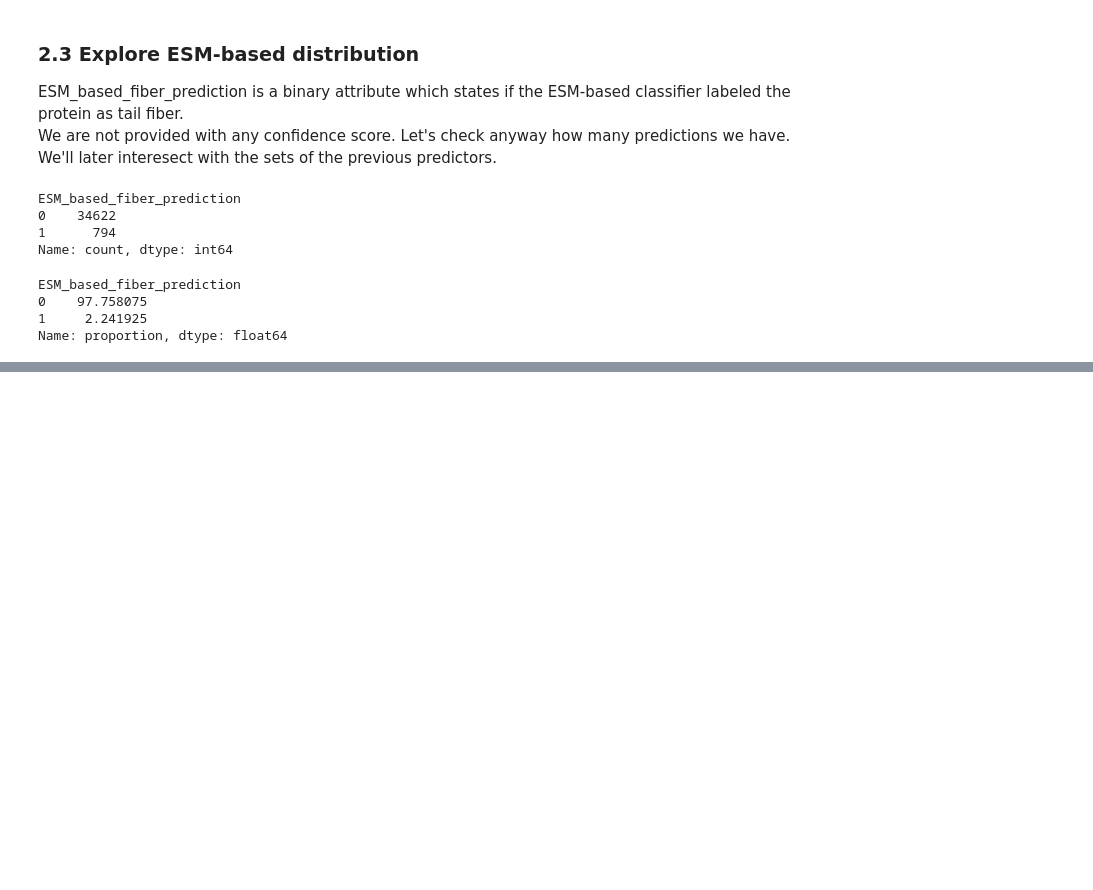
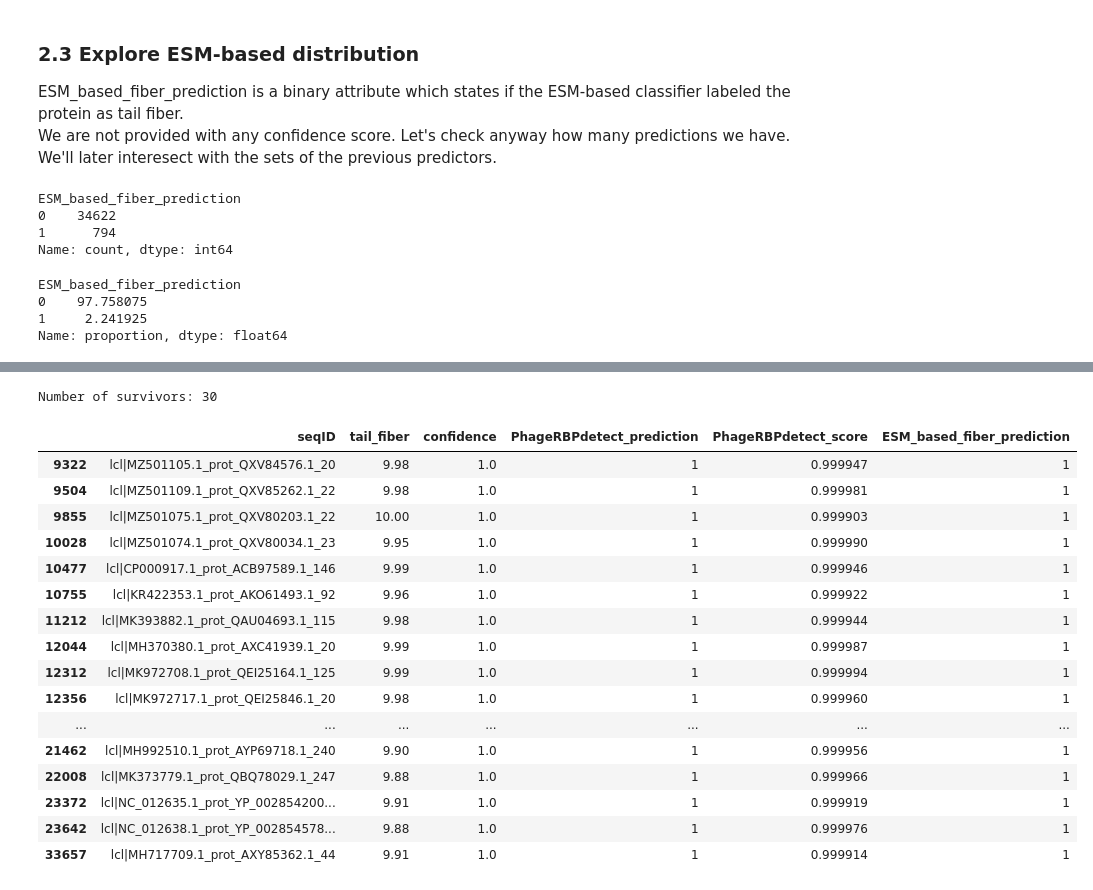
Before and after one commit to Drivahah/Predicting-phage-host-interaction-with-Language-Models, a Jupyter notebook: notebooks/02_transform_data.ipynb, the cells around one changed output, grey strips where cells are left out. Saved outputs shown, nothing was run; the diff lists cells and outputs as text; code cells hidden in the pictures; blank space fills up the shorter version.

```diff
--- a/notebooks/02_transform_data.ipynb
+++ b/notebooks/02_transform_data.ipynb
@@ -367,0 +373,60 @@ ESM-based predicts 794 proteins - 2.24 % of total - as tail fibers.
+# %%
+def NN_thresholds(thresholds: dict):
+    # Docstring
+    """
+    This function takes a dictionary of thresholds and returns a subset of protein_NN with the survivors.
+    The dictionary must contain the following keys:
+    - phanns_tf
+    - phanns_conf
+    - phagerbp
+
+    The dictionary must contain the following values:
+    - float
+    - float
+    - float
+
+    The function returns a subset of protein_NN.
+    """
+
+    # Subset protein_NN to relevant columns
+    df = protein_NN[['seqID', 'tail_fiber', 'confidence', 'PhageRBPdetect_prediction', 'PhageRBPdetect_score', 'ESM_based_fiber_prediction']]
+
+    # Subset to the thresholds
+    df = df.loc[(df['tail_fiber'] > thresholds['phanns_tf']) &
+                (df['confidence'] > thresholds['phanns_conf']) &
+                (df['PhageRBPdetect_score'] > thresholds['phagerbp']) &
+                (df['ESM_based_fiber_prediction'] == 1)]
+
+    # Return the subset
+    return df
+# %%
+# Define thresholds
+thresholds = {'phanns_tf': 9.85,
+              'phanns_conf': 0.995,
+              'phagerbp': 0.9999}
+
+# Subset protein_NN to relevant columns and filter for thresholds
+protein_NN_survivors = NN_thresholds(thresholds)
+
+# Display survivors
+print(f'Number of survivors: {len(protein_NN_survivors)}')
+display(protein_NN_survivors)
+# %% [output]
+Number of survivors: 30
+|  | seqID | tail_fiber | confidence | PhageRBPdetect_prediction | PhageRBPdetect_score | ESM_based_fiber_prediction |
+| 9322 | lcl|MZ501105.1_prot_QXV84576.1_20 | 9.98 | 1.0 | 1 | 0.999947 | 1 |
+| 9504 | lcl|MZ501109.1_prot_QXV85262.1_22 | 9.98 | 1.0 | 1 | 0.999981 | 1 |
+| 9855 | lcl|MZ501075.1_prot_QXV80203.1_22 | 10.00 | 1.0 | 1 | 0.999903 | 1 |
+| 10028 | lcl|MZ501074.1_prot_QXV80034.1_23 | 9.95 | 1.0 | 1 | 0.999990 | 1 |
+| 10477 | lcl|CP000917.1_prot_ACB97589.1_146 | 9.99 | 1.0 | 1 | 0.999946 | 1 |
+| 10755 | lcl|KR422353.1_prot_AKO61493.1_92 | 9.96 | 1.0 | 1 | 0.999922 | 1 |
+| 11212 | lcl|MK393882.1_prot_QAU04693.1_115 | 9.98 | 1.0 | 1 | 0.999944 | 1 |
+| 12044 | lcl|MH370380.1_prot_AXC41939.1_20 | 9.99 | 1.0 | 1 | 0.999987 | 1 |
+| 12312 | lcl|MK972708.1_prot_QEI25164.1_125 | 9.99 | 1.0 | 1 | 0.999994 | 1 |
+| 12356 | lcl|MK972717.1_prot_QEI25846.1_20 | 9.98 | 1.0 | 1 | 0.999960 | 1 |
+| ... | ... | ... | ... | ... | ... | ... |
+| 21462 | lcl|MH992510.1_prot_AYP69718.1_240 | 9.90 | 1.0 | 1 | 0.999956 | 1 |
+| 22008 | lcl|MK373779.1_prot_QBQ78029.1_247 | 9.88 | 1.0 | 1 | 0.999966 | 1 |
+| 23372 | lcl|NC_012635.1_prot_YP_002854200... | 9.91 | 1.0 | 1 | 0.999919 | 1 |
+| 23642 | lcl|NC_012638.1_prot_YP_002854578... | 9.88 | 1.0 | 1 | 0.999976 | 1 |
+| 33657 | lcl|MH717709.1_prot_AXY85362.1_44 | 9.91 | 1.0 | 1 | 0.999914 | 1 |
```
Also changed, not shown: parts of 6 cells of this notebook.
